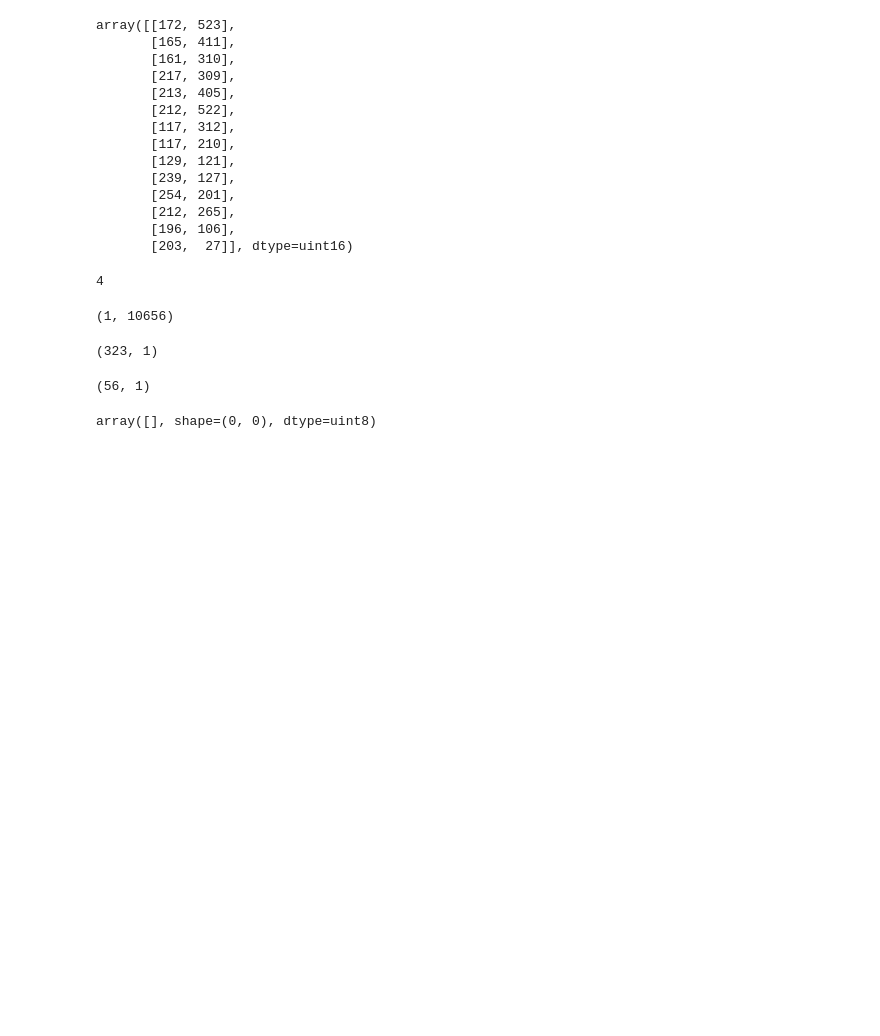
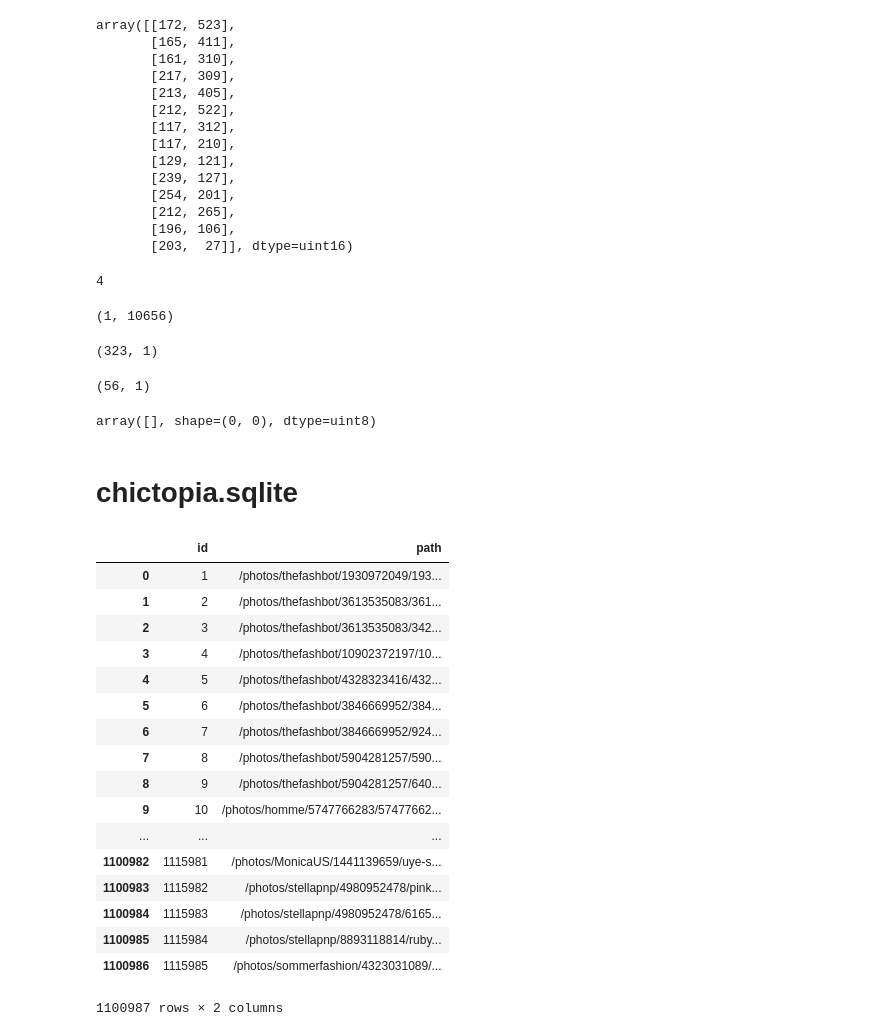
Before and after one commit to hrsma2i/dataset-PaperDoll, a Jupyter notebook: PaperDoll.ipynb, the cells around one changed output. Drawn from its saved outputs; the diff is of its cells as text; code cells hidden in the pictures; blank space fills up the shorter version.

Commit message:
chictopia.sqlite3

```diff
--- a/PaperDoll.ipynb
+++ b/PaperDoll.ipynb
@@ -228,3 +223,52 @@ truth[4][0,0][3]
 (323, 1)
 (56, 1)
 array([], shape=(0, 0), dtype=uint8)
+# %% [markdown]
+# chictopia.sqlite
+# %%
+pd.set_option("display.max_colwidth", 1000)
+
+import sqlite3
+
+db_file = os.path.join(
+    os.environ['DATASET_ROOT'],
+    'raw',
+    'chictopia.sqlite3'
+)
+conn_str = 'file:{}?mode=ro'.format(db_file)
+conn = sqlite3.connect(conn_str, uri=True)
+query = """
+    SELECT
+        id,
+        path
+    FROM
+        photos
+    WHERE
+        photos.post_id IS NOT NULL
+    AND
+        photos.file_file_size IS NOT NULL
+"""
+df = pd.read_sql(query, con=conn).astype({
+    'id': 'int64',
+    'path': 'str',
+})
+df
+# %% [output]
+|  | id | path |
+| 0 | 1 | /photos/thefashbot/1930972049/193... |
+| 1 | 2 | /photos/thefashbot/3613535083/361... |
+| 2 | 3 | /photos/thefashbot/3613535083/342... |
+| 3 | 4 | /photos/thefashbot/10902372197/10... |
+| 4 | 5 | /photos/thefashbot/4328323416/432... |
+| 5 | 6 | /photos/thefashbot/3846669952/384... |
+| 6 | 7 | /photos/thefashbot/3846669952/924... |
+| 7 | 8 | /photos/thefashbot/5904281257/590... |
+| 8 | 9 | /photos/thefashbot/5904281257/640... |
+| 9 | 10 | /photos/homme/5747766283/57477662... |
+| ... | ... | ... |
+| 1100982 | 1115981 | /photos/MonicaUS/1441139659/uye-s... |
+| 1100983 | 1115982 | /photos/stellapnp/4980952478/pink... |
+| 1100984 | 1115983 | /photos/stellapnp/4980952478/6165... |
+| 1100985 | 1115984 | /photos/stellapnp/8893118814/ruby... |
+| 1100986 | 1115985 | /photos/sommerfashion/4323031089/... |
+1100987 rows × 2 columns
```
Also changed, not shown: parts of 2 cells of this notebook, 3 other files.
